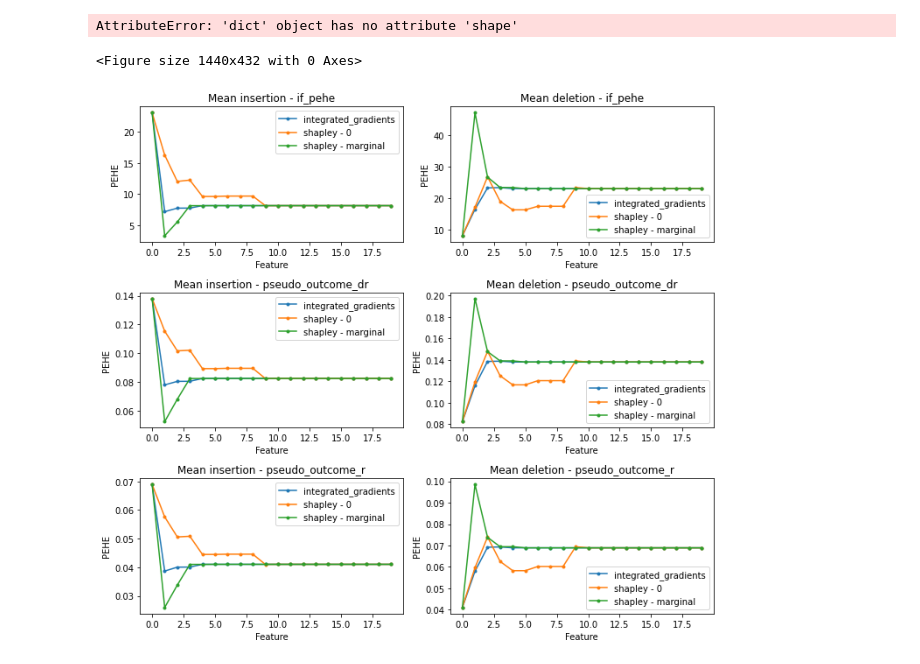
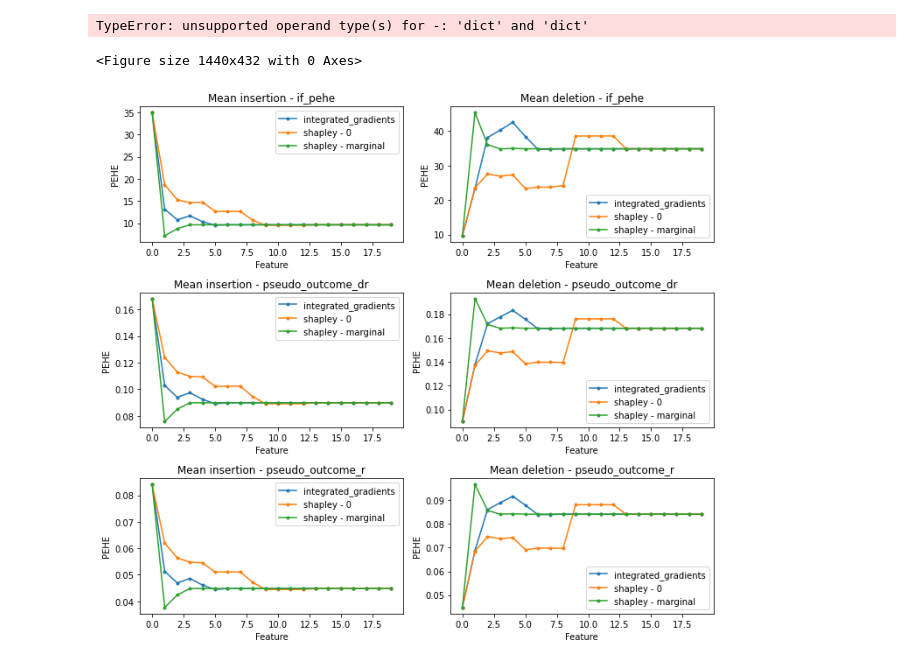
Before and after one commit to q8888620002/LIFT-XAI, a Jupyter notebook: notebooks/insertion_deletion_cate.ipynb, the cells around one changed output. Cells and saved outputs as stored; diff of their text form; code cells hidden in the pictures.

```diff
--- a/notebooks/insertion_deletion_cate.ipynb
+++ b/notebooks/insertion_deletion_cate.ipynb
@@ -2,6 +2,10 @@
 import numpy as np
 import pickle as pkl
 import matplotlib.pyplot as plt
+# %%
+file_path = "../results/responder/insertion_deletion_ensemble.pkl"
+
+results = pkl.load(open(file_path,'rb'))
 # %%
 def normalize_data(data):
 
@@ -13,18 +17,15 @@ def normalize_data(data):
 explainers = [
     "integrated_gradients",
     "shapley_value_sampling",
-    # "naive_shap"
+    "naive_shap"
 ]
-file_path = f"../results/responder/insertion_deletion_xlearner_1.pkl"
-results = pkl.load(open(file_path,'rb'))
 
 plt.figure(figsize=(20,6))
 
-
 for exp_index, exp in enumerate(explainers):
 
-    insertion_results = (results[exp_index][2])
-    deletion_results = (results[exp_index][3])
+    insertion_results = normalize_data(results[exp_index][2])
+    deletion_results = normalize_data(results[exp_index][3])
 
     features_num = insertion_results.shape[0]
     plt.subplot(1,2,1)
@@ -38,7 +39,7 @@ for exp_index, exp in enumerate(explainers):
 
 plt.legend(bbox_to_anchor=(1.5, 1), prop={'size': 15 })
 # %% [output]
-AttributeError: 'dict' object has no attribute 'shape'
+TypeError: unsupported operand type(s) for -: 'dict' and 'dict'
 <Figure size 1440x432 with 0 Axes>
 # %%
 explainers = [
@@ -58,7 +59,7 @@ insertion_results_all = {exp: {sel: [] for sel in selection_types} for exp in ex
 deletion_results_all = {exp: {sel: [] for sel in selection_types} for exp in explainers}
 
 # Loop over the different files
-for file_num in range(0,1):  # assuming there are 5 files, from 0 to 4
+for file_num in range(4):  # assuming there are 5 files, from 0 to 4
 
     if file_num not in [1]:
 
@@ -91,32 +92,31 @@ for i, selection_type in enumerate(selection_types):
         deletion_results_std = np.std(deletion_results_all[exp][selection_type], axis=0)
 
         features_num = len(insertion_results_mean)
 
         axs[i, 0].plot([j for j in range(features_num)],
                  insertion_results_mean,
                  '-o',
                  markersize=3,
                  label=f'{label}')
 
         axs[i, 0].set_title(f"Mean insertion - {selection_type}")
         axs[i, 0].set_xlabel('Feature')
         axs[i, 0].set_ylabel('PEHE')
 
         axs[i, 1].plot([j for j in range(features_num)],
                  deletion_results_mean,
                  '-o',
                  markersize=3,
                  label=f'{label}')
 
-
         axs[i, 1].set_title(f"Mean deletion - {selection_type}")
         axs[i, 1].set_xlabel('Feature')
         axs[i, 1].set_ylabel('PEHE')
 
         axs[i, 0].legend(loc='upper right')
         axs[i, 1].legend(loc='lower right')
 
 plt.tight_layout()
 plt.show()
 # %% [output]
-[figure, old version]
+[figure, new version]
```
Also changed, not shown: parts of 1 cell of this notebook, 8 other files.
